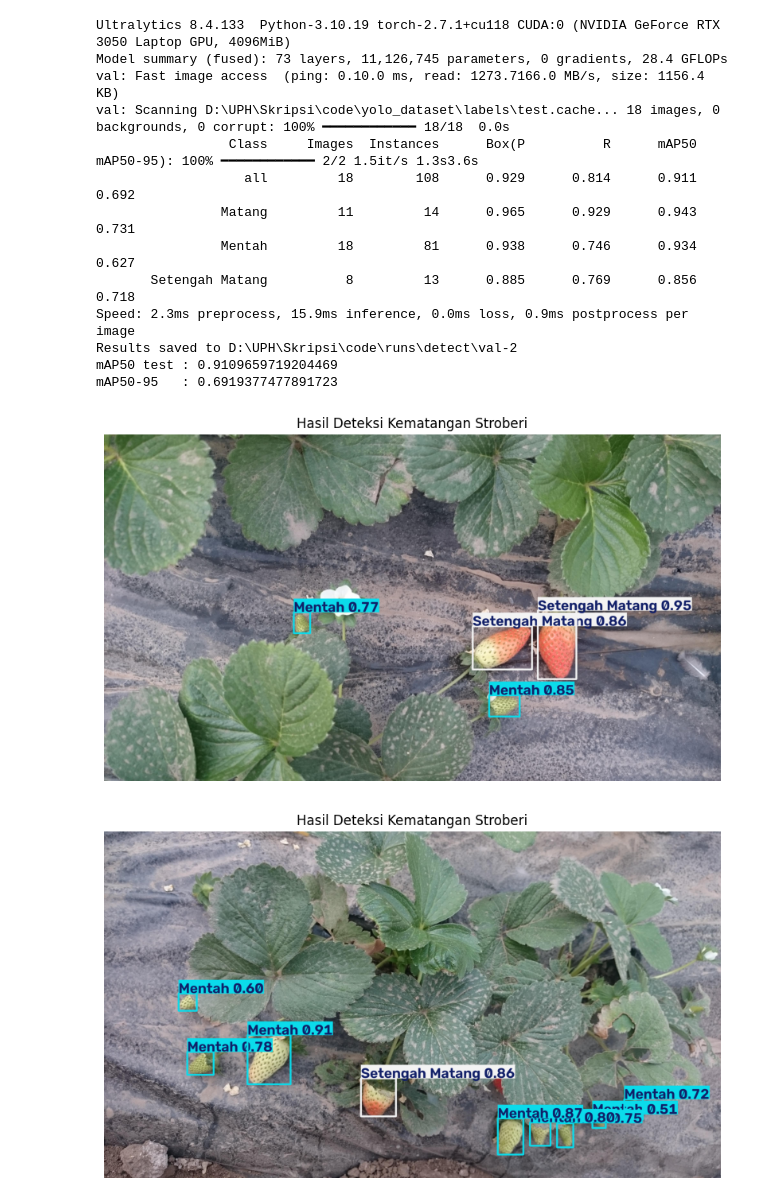
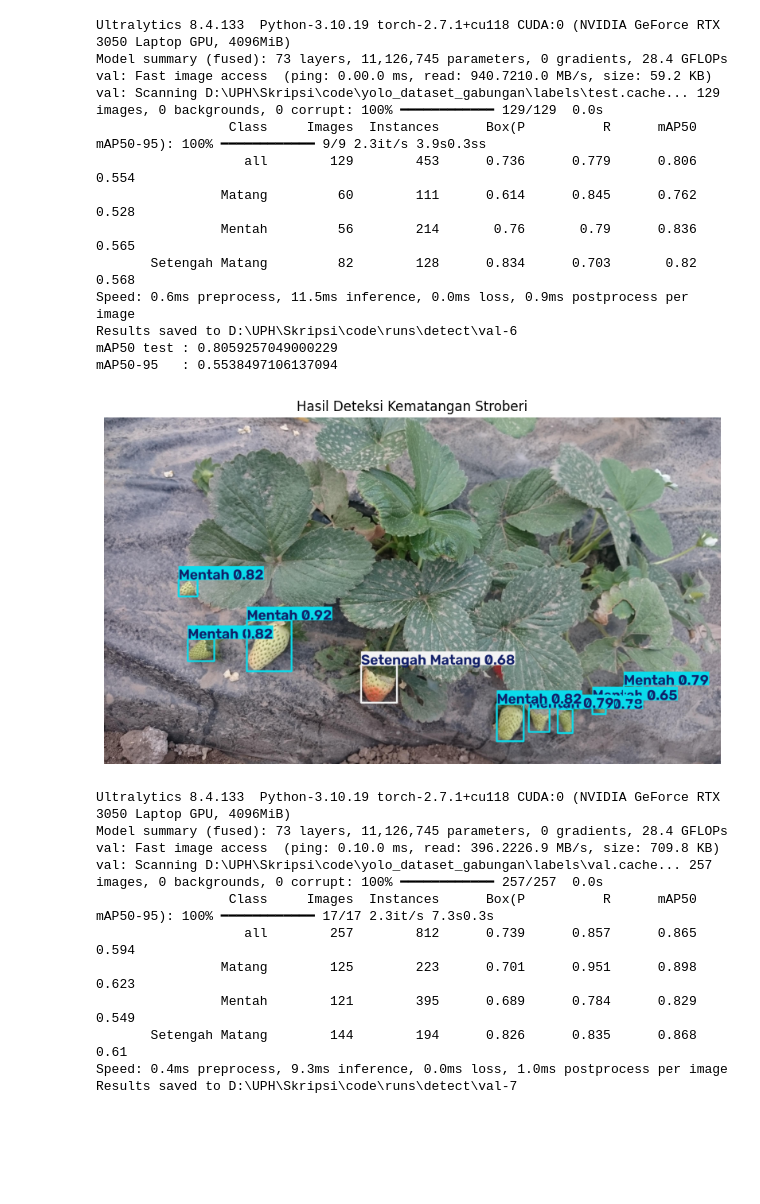
Before and after one commit to Misellin/Project-Strawberry-Detection, a Jupyter notebook: testing.ipynb, the cells around one changed output. Saved outputs shown, nothing was run; the diff lists cells and outputs as text; code cells hidden in the pictures; blank space fills up the shorter version.

Commit message:
Testing traning 3 dataset

```diff
--- a/testing.ipynb
+++ b/testing.ipynb
@@ -206,7 +208,7 @@ os.environ["KMP_DUPLICATE_LIB_OK"] = "TRUE"
 
 from ultralytics import YOLO
 
-model = YOLO("runs/detect/train-11/weights/best.pt")
+model = YOLO("runs/detect/train-13/weights/best.pt")
 
 metrics = model.val(
     data="dataset.yaml",
@@ -220,45 +222,70 @@ print("mAP50-95   :", metrics.box.map)
 # %% [output]
 Ultralytics 8.4.133  Python-3.10.19 torch-2.7.1+cu118 CUDA:0 (NVIDIA GeForce RTX 3050 Laptop GPU, 4096MiB)
 Model summary (fused): 73 layers, 11,126,745 parameters, 0 gradients, 28.4 GFLOPs
-val: Fast image access  (ping: 0.10.0 ms, read: 1273.7166.0 MB/s, size: 1156.4 KB)
-val: Scanning D:\UPH\Skripsi\code\yolo_dataset\labels\test.cache... 18 images, 0 backgrounds, 0 corrupt: 100% ━━━━━━━━━━━━ 18/18  0.0s
-                 Class     Images  Instances      Box(P          R      mAP50  mAP50-95): 100% ━━━━━━━━━━━━ 2/2 1.5it/s 1.3s3.6s
-                   all         18        108      0.929      0.814      0.911      0.692
-                Matang         11         14      0.965      0.929      0.943      0.731
-                Mentah         18         81      0.938      0.746      0.934      0.627
-       Setengah Matang          8         13      0.885      0.769      0.856      0.718
-Speed: 2.3ms preprocess, 15.9ms inference, 0.0ms loss, 0.9ms postprocess per image
-Results saved to D:\UPH\Skripsi\code\runs\detect\val-2
-mAP50 test : 0.9109659719204469
-mAP50-95   : 0.6919377477891723
+val: Fast image access  (ping: 0.00.0 ms, read: 940.7210.0 MB/s, size: 59.2 KB)
+val: Scanning D:\UPH\Skripsi\code\yolo_dataset_gabungan\labels\test.cache... 129 images, 0 backgrounds, 0 corrupt: 100% ━━━━━━━━━━━━ 129/129  0.0s
+                 Class     Images  Instances      Box(P          R      mAP50  mAP50-95): 100% ━━━━━━━━━━━━ 9/9 2.3it/s 3.9s0.3ss
+                   all        129        453      0.736      0.779      0.806      0.554
+                Matang         60        111      0.614      0.845      0.762      0.528
+                Mentah         56        214       0.76       0.79      0.836      0.565
+       Setengah Matang         82        128      0.834      0.703       0.82      0.568
+Speed: 0.6ms preprocess, 11.5ms inference, 0.0ms loss, 0.9ms postprocess per image
+Results saved to D:\UPH\Skripsi\code\runs\detect\val-6
+mAP50 test : 0.8059257049000229
+mAP50-95   : 0.5538497106137094
 # %%
 %matplotlib inline
 import os
 os.environ['KMP_DUPLICATE_LIB_OK'] = 'TRUE'
 
 import cv2
 import matplotlib.pyplot as plt
 from ultralytics import YOLO
 
 # 1. Load model terbaik
-BEST_MODEL = r"D:/UPH/Skripsi/code/runs/detect/train-11/weights/best.pt"
+BEST_MODEL = r"D:/UPH/Skripsi/code/runs/detect/train-13/weights/best.pt"
 model = YOLO(BEST_MODEL)
 
 # 2. Tentukan path gambar yang mau dites (GANTI DENGAN NAMA FILE GAMBAR ANDA)
 TEST_IMG = r"D:/UPH/Skripsi/code/yolo_dataset/images/test/ecd72da6-DSC_1272_JPG.rf.b1a44b971fe5a66e68842c6196923a7d.jpg"
 
 # 3. Lakukan prediksi
 results = model.predict(source=TEST_IMG, conf=0.45, verbose=False)
 
 # 4. Format gambar agar warna sesuai (BGR ke RGB)
 annotated = cv2.cvtColor(results[0].plot(), cv2.COLOR_BGR2RGB)
 
 # 5. Tampilkan gambar di notebook
 plt.figure(figsize=(10, 8))
 plt.imshow(annotated)
 plt.axis("off")
 plt.title("Hasil Deteksi Kematangan Stroberi")
 plt.show()
 # %% [output]
-[figure, old version]
+[figure, new version]
-[figure, removed]
+# %%
+import os
+os.environ['KMP_DUPLICATE_LIB_OK'] = 'TRUE'
+import matplotlib
+from ultralytics import YOLO
+
+model = YOLO(r"D:/UPH/Skripsi/code/runs/detect/train-13/weights/best.pt")
+
+metrics = model.val(
+    data="dataset.yaml",
+    split="val",
+    plots=True,
+    workers=0,
+)
+# %% [output]
+Ultralytics 8.4.133  Python-3.10.19 torch-2.7.1+cu118 CUDA:0 (NVIDIA GeForce RTX 3050 Laptop GPU, 4096MiB)
+Model summary (fused): 73 layers, 11,126,745 parameters, 0 gradients, 28.4 GFLOPs
+val: Fast image access  (ping: 0.10.0 ms, read: 396.2226.9 MB/s, size: 709.8 KB)
+val: Scanning D:\UPH\Skripsi\code\yolo_dataset_gabungan\labels\val.cache... 257 images, 0 backgrounds, 0 corrupt: 100% ━━━━━━━━━━━━ 257/257  0.0s
+                 Class     Images  Instances      Box(P          R      mAP50  mAP50-95): 100% ━━━━━━━━━━━━ 17/17 2.3it/s 7.3s0.3s
+                   all        257        812      0.739      0.857      0.865      0.594
+                Matang        125        223      0.701      0.951      0.898      0.623
+                Mentah        121        395      0.689      0.784      0.829      0.549
+       Setengah Matang        144        194      0.826      0.835      0.868       0.61
+Speed: 0.4ms preprocess, 9.3ms inference, 0.0ms loss, 1.0ms postprocess per image
+Results saved to D:\UPH\Skripsi\code\runs\detect\val-7
```
Also changed, not shown: parts of 11 cells of this notebook, 2 other files.
